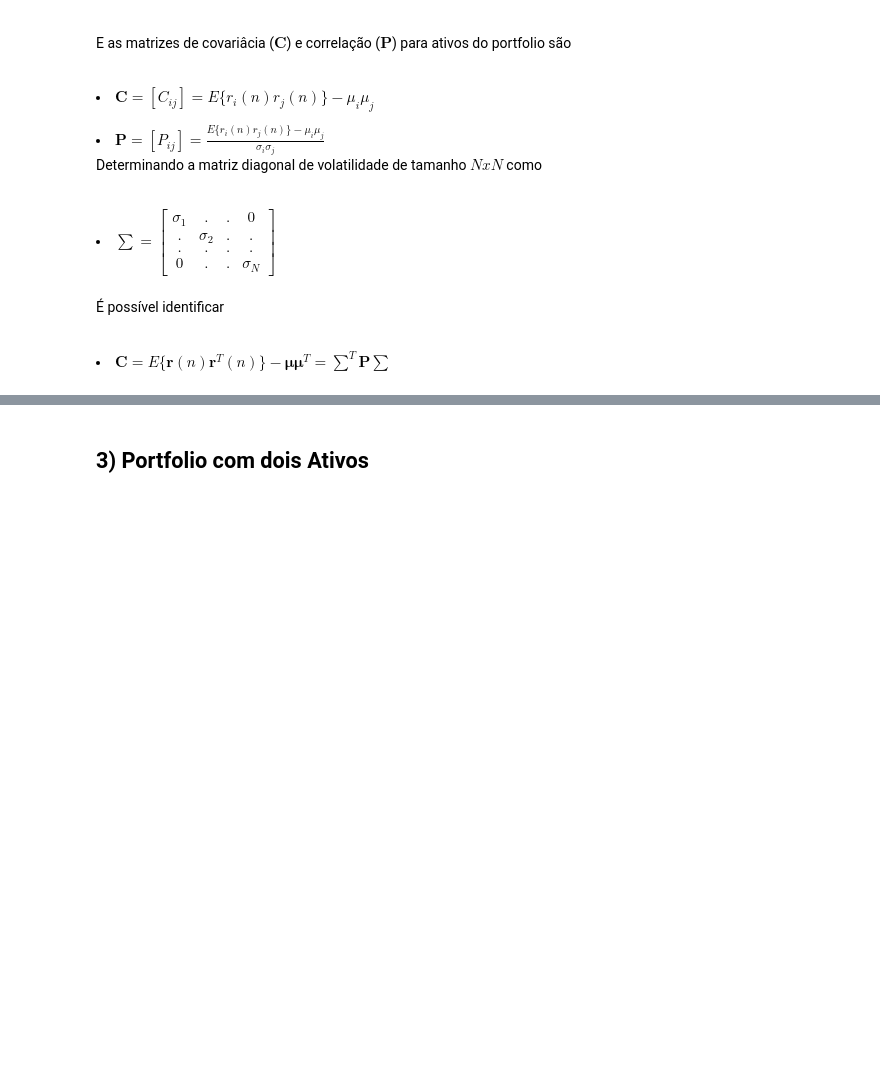
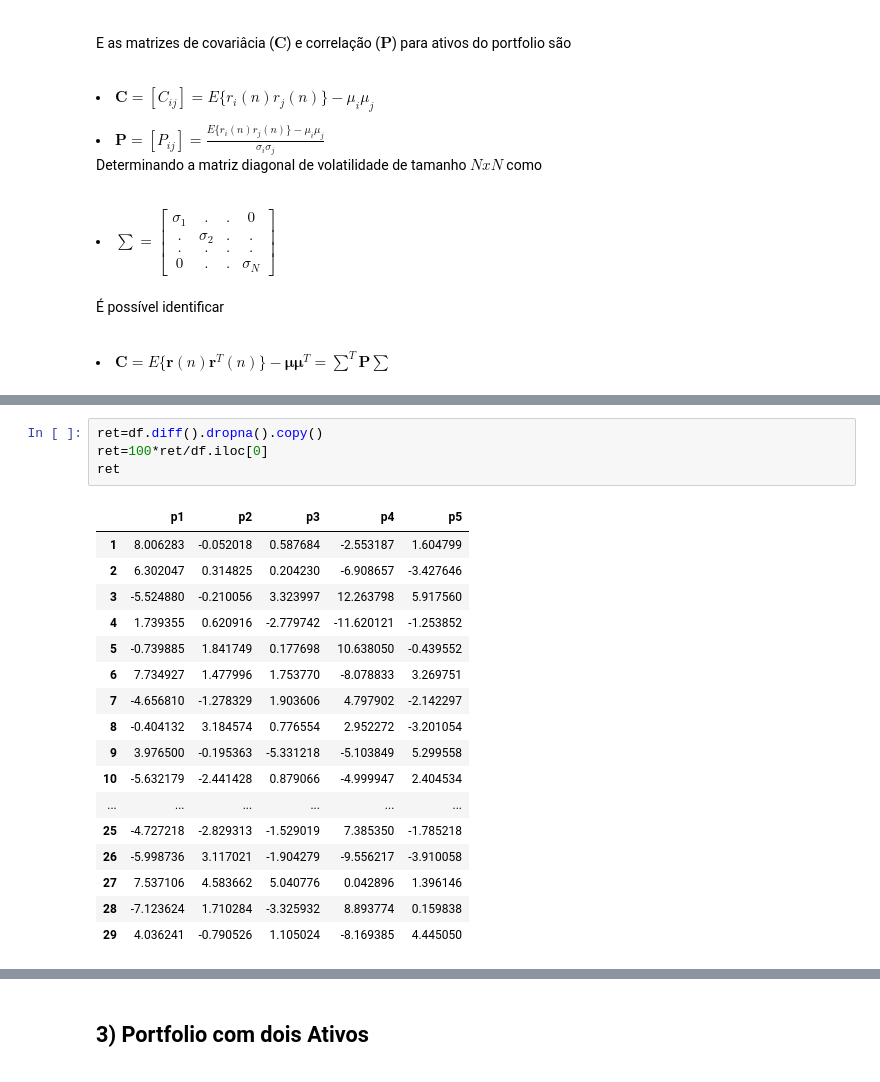
Before and after one commit to marcelinoandrade/Processamento-Digital-de-Sinais-Financeiros, a Jupyter notebook: Aula 2 - Teoria Moderna do Portfolio de Markowitz.ipynb, the cells around one changed output, grey strips where cells are left out. Saved outputs shown, nothing was run; the diff lists cells and outputs as text; blank space fills up the shorter version.

```diff
--- a/Aula 2 - Teoria Moderna do Portfolio de Markowitz.ipynb
+++ b/Aula 2 - Teoria Moderna do Portfolio de Markowitz.ipynb
@@ -130,0 +147,22 @@ plt.legend(loc='lower right')
+# %%
+ret=df.diff().dropna().copy()
+ret=100*ret/df.iloc[0]
+ret
+# %% [output]
+|  | p1 | p2 | p3 | p4 | p5 |
+| 1 | 8.006283 | -0.052018 | 0.587684 | -2.553187 | 1.604799 |
+| 2 | 6.302047 | 0.314825 | 0.204230 | -6.908657 | -3.427646 |
+| 3 | -5.524880 | -0.210056 | 3.323997 | 12.263798 | 5.917560 |
+| 4 | 1.739355 | 0.620916 | -2.779742 | -11.620121 | -1.253852 |
+| 5 | -0.739885 | 1.841749 | 0.177698 | 10.638050 | -0.439552 |
+| 6 | 7.734927 | 1.477996 | 1.753770 | -8.078833 | 3.269751 |
+| 7 | -4.656810 | -1.278329 | 1.903606 | 4.797902 | -2.142297 |
+| 8 | -0.404132 | 3.184574 | 0.776554 | 2.952272 | -3.201054 |
+| 9 | 3.976500 | -0.195363 | -5.331218 | -5.103849 | 5.299558 |
+| 10 | -5.632179 | -2.441428 | 0.879066 | -4.999947 | 2.404534 |
+| ... | ... | ... | ... | ... | ... |
+| 25 | -4.727218 | -2.829313 | -1.529019 | 7.385350 | -1.785218 |
+| 26 | -5.998736 | 3.117021 | -1.904279 | -9.556217 | -3.910058 |
+| 27 | 7.537106 | 4.583662 | 5.040776 | 0.042896 | 1.396146 |
+| 28 | -7.123624 | 1.710284 | -3.325932 | 8.893774 | 0.159838 |
+| 29 | 4.036241 | -0.790526 | 1.105024 | -8.169385 | 4.445050 |
```
Also changed, not shown: parts of 16 cells of this notebook.
